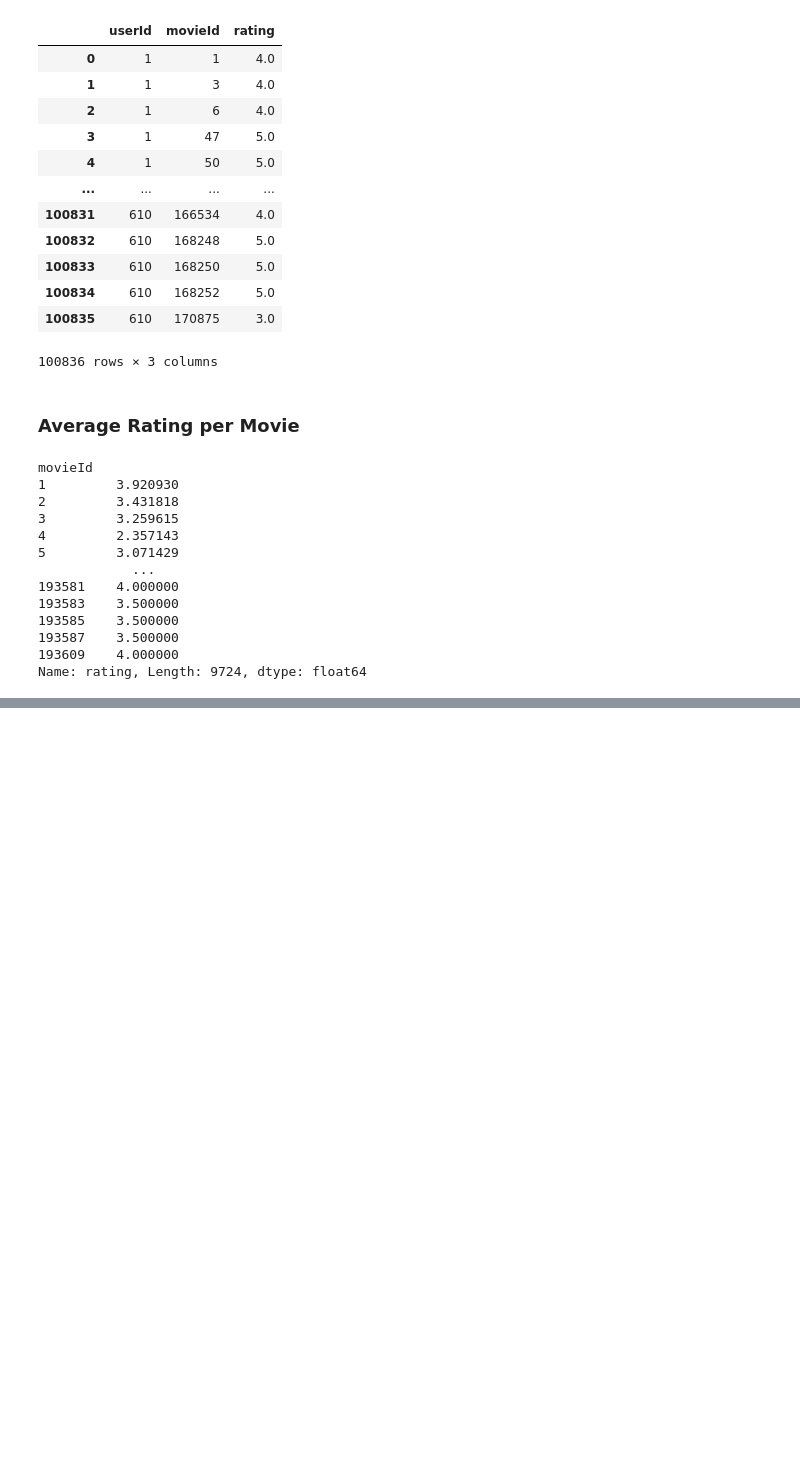
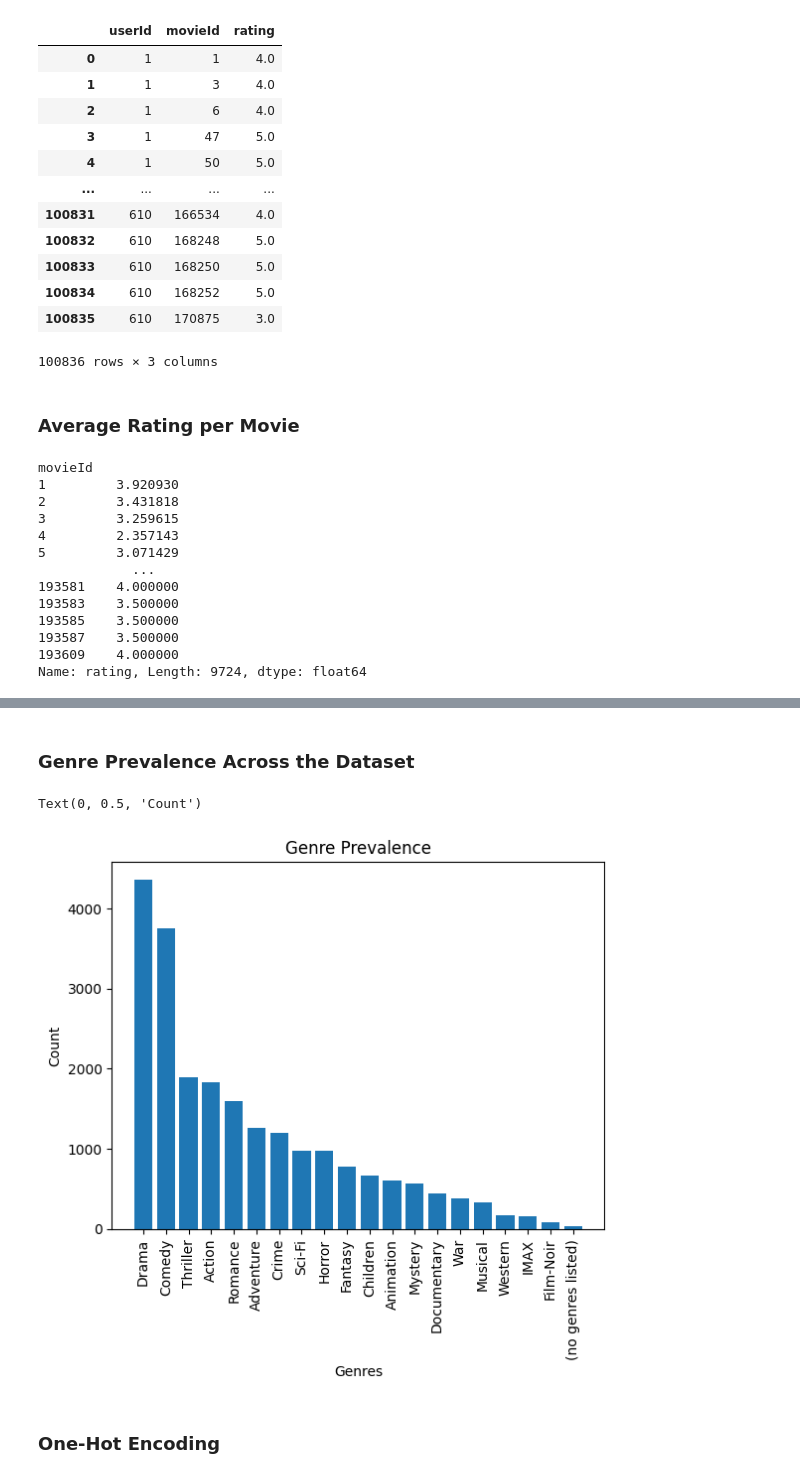
Before and after one commit to bgurkas/berkeley-aiml-capstone, a Jupyter notebook: eda.ipynb, the cells around one changed output, grey strips where cells are left out. Cells and saved outputs as stored; diff of their text form; code cells hidden in the pictures; blank space fills up the shorter version.

```diff
--- a/eda.ipynb
+++ b/eda.ipynb
@@ -84,0 +88,3 @@ plt.bar(df["movieId"].unique(), t.mean()["rating"])
+# %%
+mov = pd.read_csv("movies.csv")
+mov
@@ -84,0 +118,3 @@ plt.bar(df["movieId"].unique(), t.mean()["rating"])
+# %%
+mov['genres'] = mov['genres'].apply(lambda x: x.split('|'))
+mov
@@ -84,0 +135,14 @@ plt.bar(df["movieId"].unique(), t.mean()["rating"])
+# %% [markdown]
+### Genre Prevalence Across the Dataset
+# %%
+a = mov.explode('genres')['genres']
+plt.bar(a.value_counts().index, a.value_counts())
+plt.xticks(rotation=90)
+plt.title("Genre Prevalence")
+plt.xlabel("Genres")
+plt.ylabel("Count")
+# %% [output]
+Text(0, 0.5, 'Count')
+[figure, added]
+# %% [markdown]
+### One-Hot Encoding
```
Also changed, not shown: parts of 19 cells of this notebook, 1 other file.
